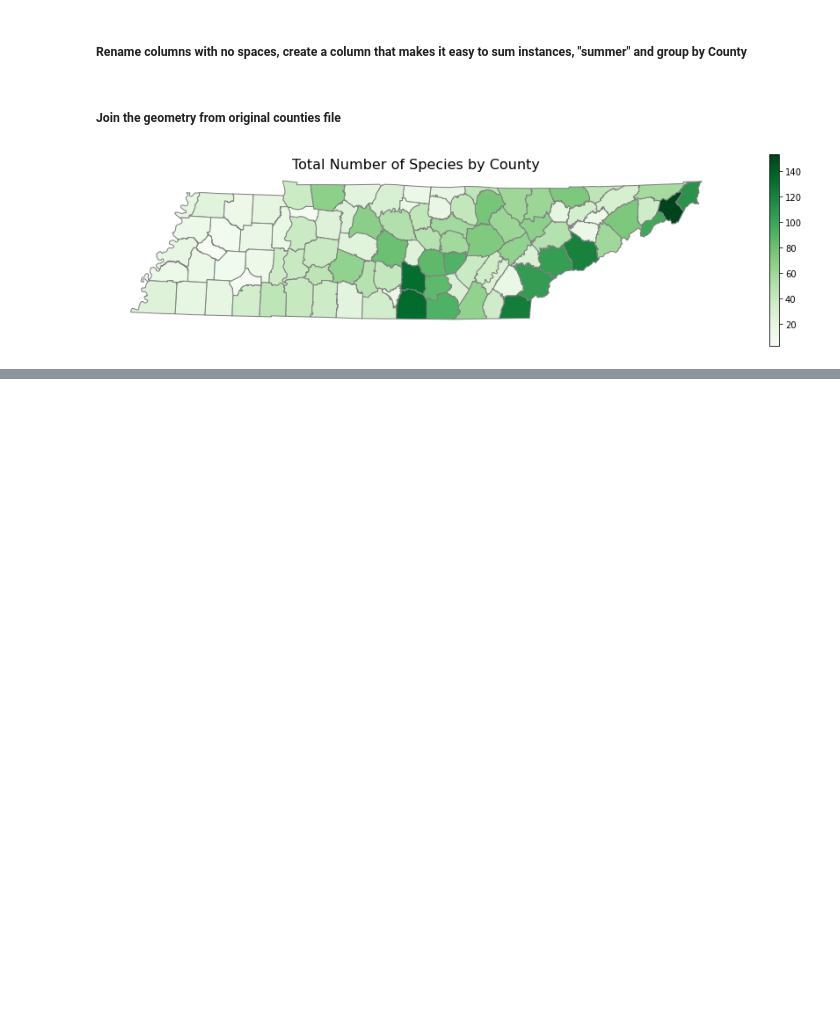
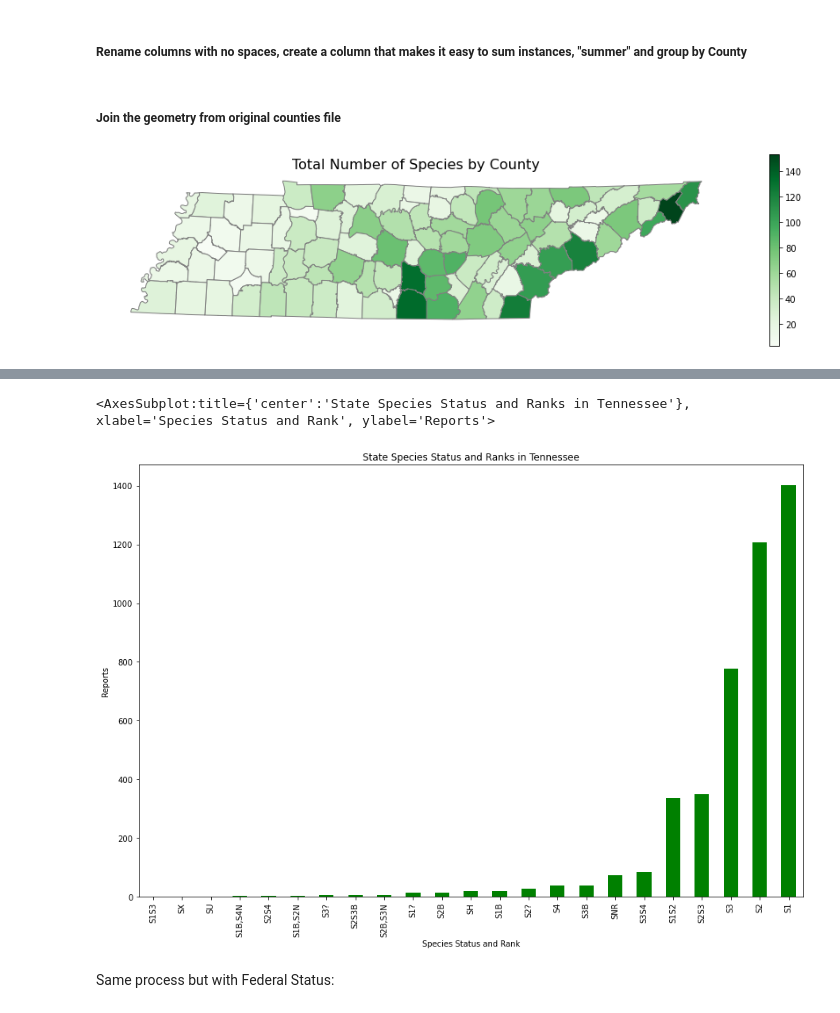
Before and after one commit to jomccall/Species-Diversity-in-Tennessee, a Jupyter notebook: notebooks/Exploration Counties Data.ipynb, the cells around one changed output, grey strips where cells are left out. Drawn from its saved outputs; the diff is of its cells as text; code cells hidden in the pictures; blank space fills up the shorter version.

```diff
--- a/notebooks/Exploration Counties Data.ipynb
+++ b/notebooks/Exploration Counties Data.ipynb
@@ -168,0 +184,2 @@ gtype_df.sort_values(['count']).plot(kind = 'bar',
+# %%
+stype_df.sort_values(['count']).reset_index(inplace = False)
@@ -168,0 +204,13 @@ gtype_df.sort_values(['count']).plot(kind = 'bar',
+# %%
+stype_df.sort_values(['count']).plot(kind = 'bar',
+                                          figsize = (15, 10),
+                                          title = 'State Species Status and Ranks in Tennessee',
+                                          color = 'green',
+                                          xlabel = 'Species Status and Rank',
+                                          ylabel = 'Reports',
+                                          legend = False)
+# %% [output]
+<AxesSubplot:title={'center':'State Species Status and Ranks in Tennessee'}, xlabel='Species Status and Rank', ylabel='Reports'>
+[figure, added]
+# %% [markdown]
+Same process but with Federal Status:
```
Also changed, not shown: parts of 35 cells of this notebook.
